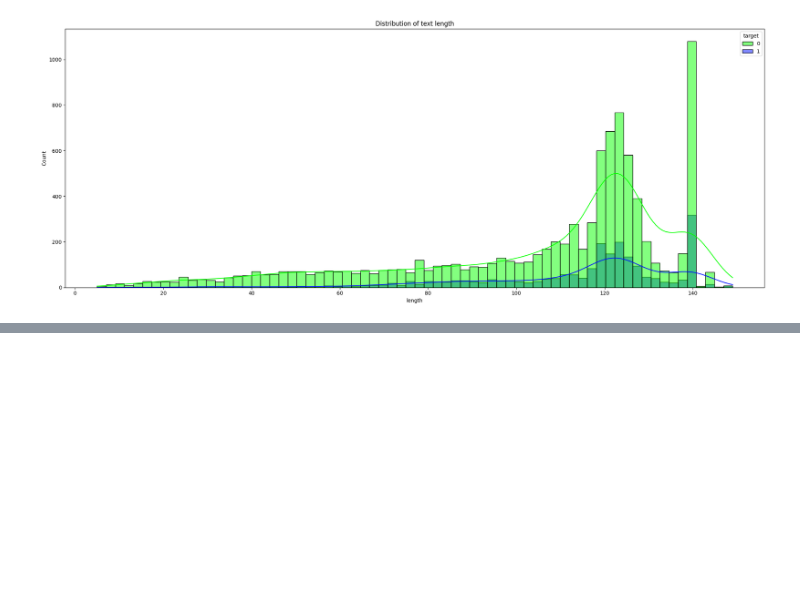
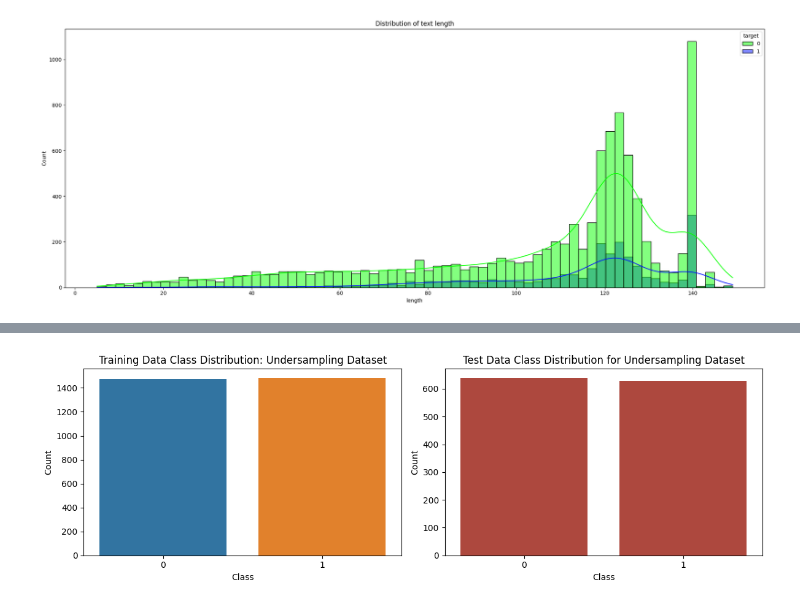
Before and after one commit to tracy-qiu/CS4100-ai-disaster-tweets-project, a Jupyter notebook: classifier.ipynb, the cells around one changed output, grey strips where cells are left out. Cells and saved outputs as stored; diff of their text form; code cells hidden in the pictures; blank space fills up the shorter version.

```diff
--- a/classifier.ipynb
+++ b/classifier.ipynb
@@ -143,0 +219,4 @@ plt.savefig("Separated Data Classification Count")
+# %%
+plot_train_test_count(y_train_undersampling, y_test_undersampling, "Undersampling Dataset")
+# %% [output]
+[figure, added]
```
Also changed, not shown: parts of 48 cells of this notebook.
